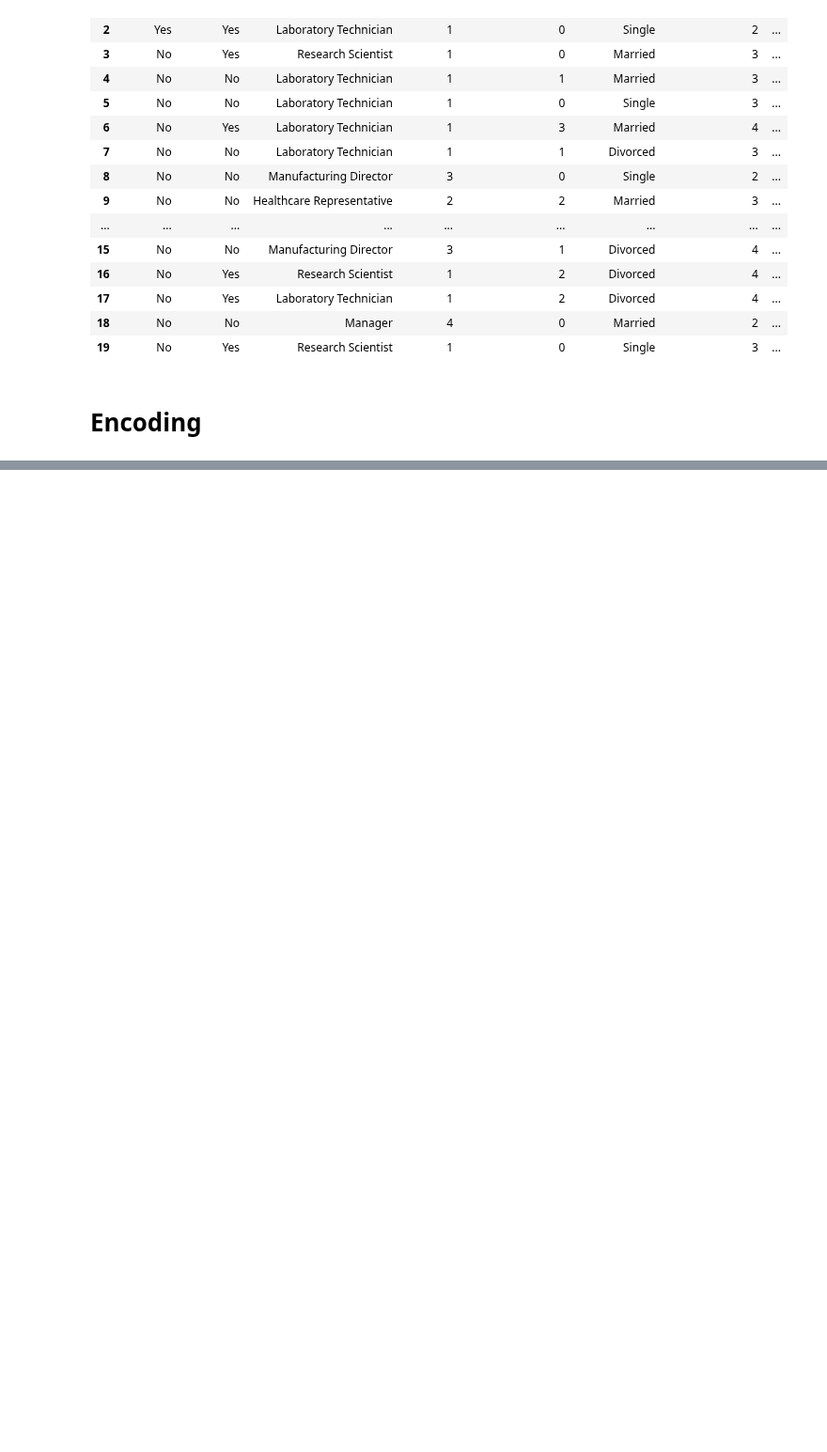
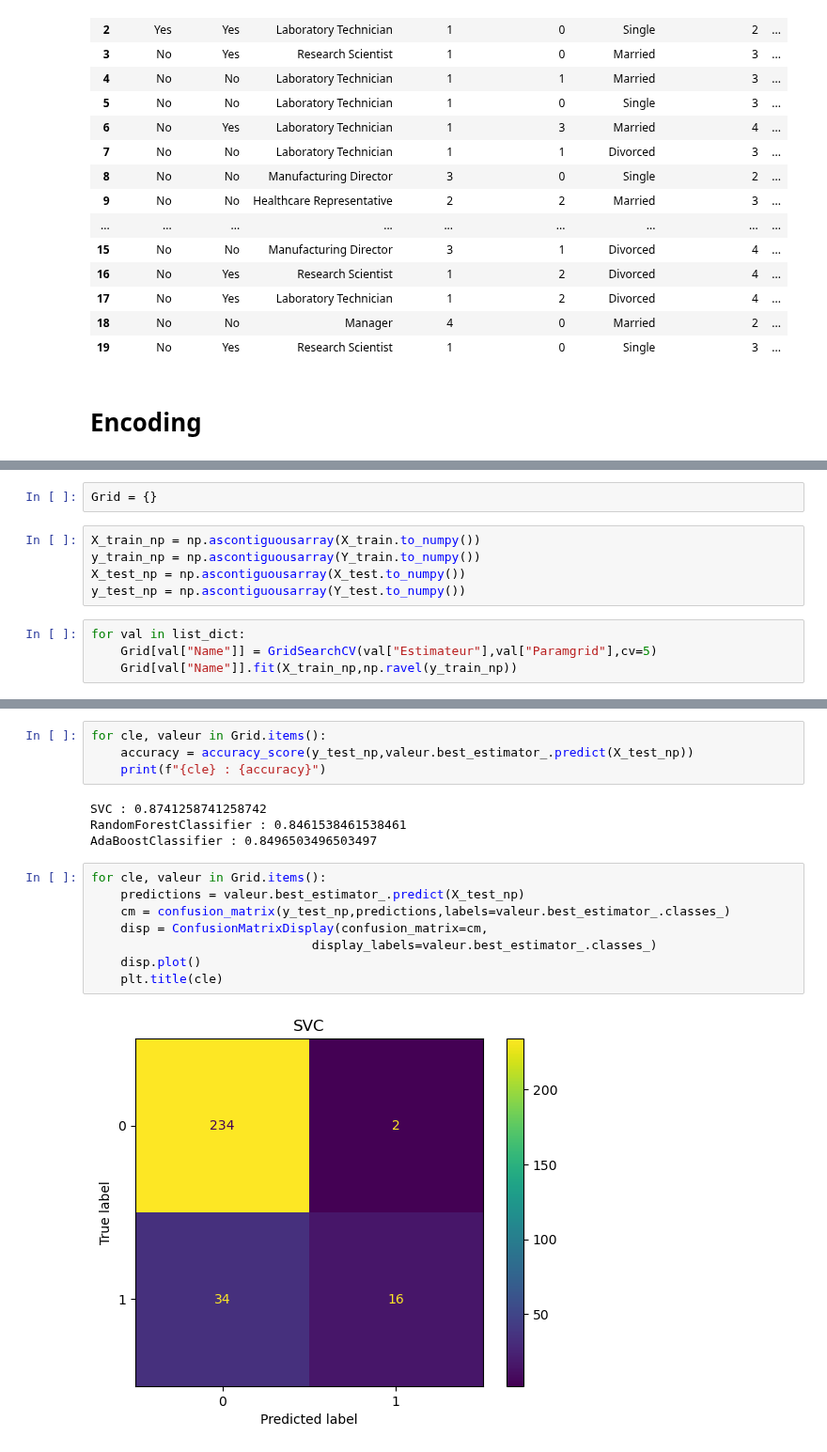
Before and after one commit to Technocolabs100/Employee-Attrition-Analysis-and-Turnover-Predictions, a Jupyter notebook: Attrition Notebook/Attrition_prediction.ipynb, the cells around one changed output, grey strips where cells are left out. Shown at 94% size. Saved outputs shown, nothing was run; the diff lists cells and outputs as text; blank space fills up the shorter version.

```diff
--- a/Attrition Notebook/Attrition_prediction.ipynb
+++ b/Attrition Notebook/Attrition_prediction.ipynb
@@ -407,0 +633,11 @@ df_fselect.head(20)
+# %%
+Grid = {}
+# %%
+X_train_np = np.ascontiguousarray(X_train.to_numpy())
+y_train_np = np.ascontiguousarray(Y_train.to_numpy())
+X_test_np = np.ascontiguousarray(X_test.to_numpy())
+y_test_np = np.ascontiguousarray(Y_test.to_numpy())
+# %%
+for val in list_dict:
+    Grid[val["Name"]] = GridSearchCV(val["Estimateur"],val["Paramgrid"],cv=5)
+    Grid[val["Name"]].fit(X_train_np,np.ravel(y_train_np))
@@ -407,0 +707,18 @@ df_fselect.head(20)
+# %%
+for cle, valeur in Grid.items():
+    accuracy = accuracy_score(y_test_np,valeur.best_estimator_.predict(X_test_np))
+    print(f"{cle} : {accuracy}")
+# %% [output]
+SVC : 0.8741258741258742
+RandomForestClassifier : 0.8461538461538461
+AdaBoostClassifier : 0.8496503496503497
+# %%
+for cle, valeur in Grid.items():
+    predictions = valeur.best_estimator_.predict(X_test_np)
+    cm = confusion_matrix(y_test_np,predictions,labels=valeur.best_estimator_.classes_)
+    disp = ConfusionMatrixDisplay(confusion_matrix=cm,
+                              display_labels=valeur.best_estimator_.classes_)
+    disp.plot()
+    plt.title(cle)
+# %% [output]
+[figure, added]
```
Also changed, not shown: parts of 39 cells of this notebook.
